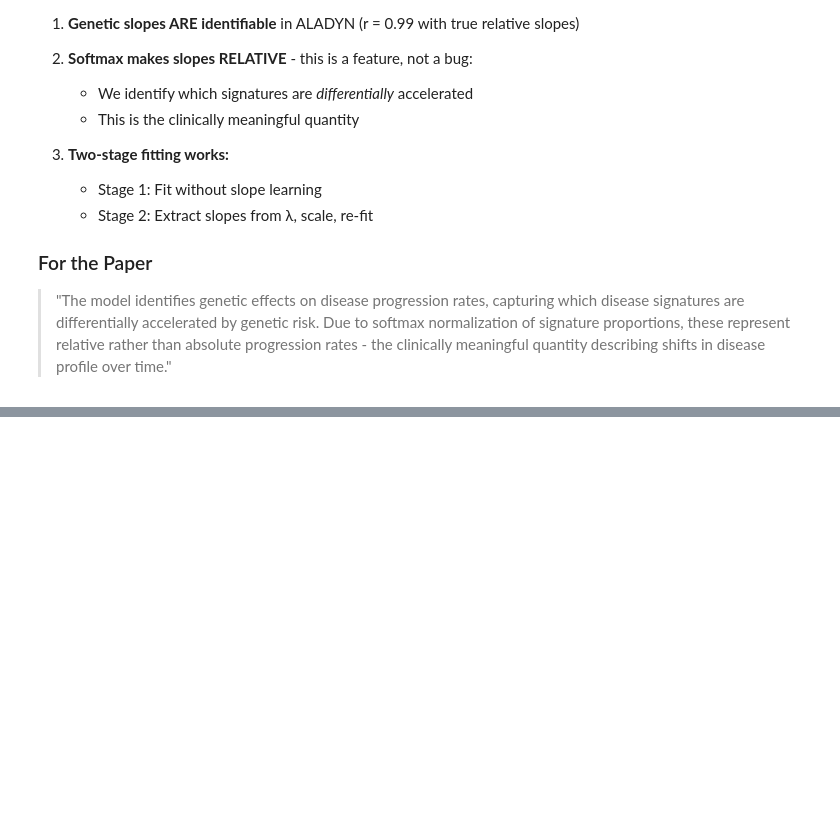
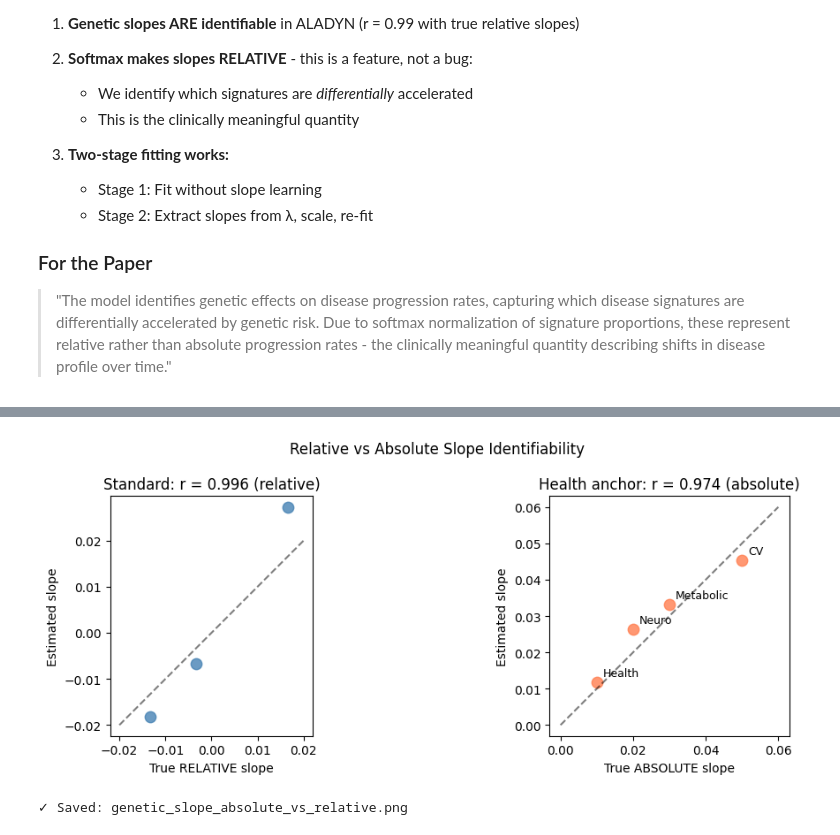
Before and after one commit to surbut/aladynoulli2, a Jupyter notebook: genetic_slope_identifiability_final.ipynb, the cells around one changed output, grey strips where cells are left out. Drawn from its saved outputs; the diff is of its cells as text; code cells hidden in the pictures; blank space fills up the shorter version.

```diff
--- a/genetic_slope_identifiability_final.ipynb
+++ b/genetic_slope_identifiability_final.ipynb
@@ -411,0 +677,30 @@ This is the **meaningful** quantity - the relative shift in disease profile over
+# %%
+# Compare: relative (standard) vs absolute (health anchor) slope recovery
+fig, ax = plt.subplots(1, 2, figsize=(11, 4))
+
+# Left: standard model -> relative slopes
+ax[0].scatter(gamma_slope_relative, est_slope, s=80, c='steelblue', alpha=0.8)
+ax[0].plot([-0.02, 0.02], [-0.02, 0.02], 'k--', alpha=0.5)
+ax[0].set_xlabel('True RELATIVE slope')
+ax[0].set_ylabel('Estimated slope')
+ax[0].set_title(f'Standard: r = {corr_relative:.3f} (relative)')
+ax[0].set_aspect('equal')
+
+# Right: health anchor -> absolute slopes
+ax[1].scatter(true_abs, est_slope_health, s=80, c='coral', alpha=0.8)
+ax[1].plot([0, 0.06], [0, 0.06], 'k--', alpha=0.5)
+ax[1].set_xlabel('True ABSOLUTE slope')
+ax[1].set_ylabel('Estimated slope')
+ax[1].set_title(f'Health anchor: r = {corr_absolute:.3f} (absolute)')
+ax[1].set_aspect('equal')
+for k, lab in enumerate(['Health', 'CV', 'Metabolic', 'Neuro']):
+    ax[1].annotate(lab, (true_abs[k], est_slope_health[k]), xytext=(5,5), textcoords='offset points', fontsize=9)
+
+plt.suptitle('Relative vs Absolute Slope Identifiability', fontsize=12)
+plt.tight_layout()
+plt.savefig('genetic_slope_absolute_vs_relative.png', dpi=150, bbox_inches='tight')
+plt.show()
+print("\n✓ Saved: genetic_slope_absolute_vs_relative.png")
+# %% [output]
+[figure, added]
+✓ Saved: genetic_slope_absolute_vs_relative.png
```
Also changed, not shown: parts of 17 cells of this notebook, 20 other files.
